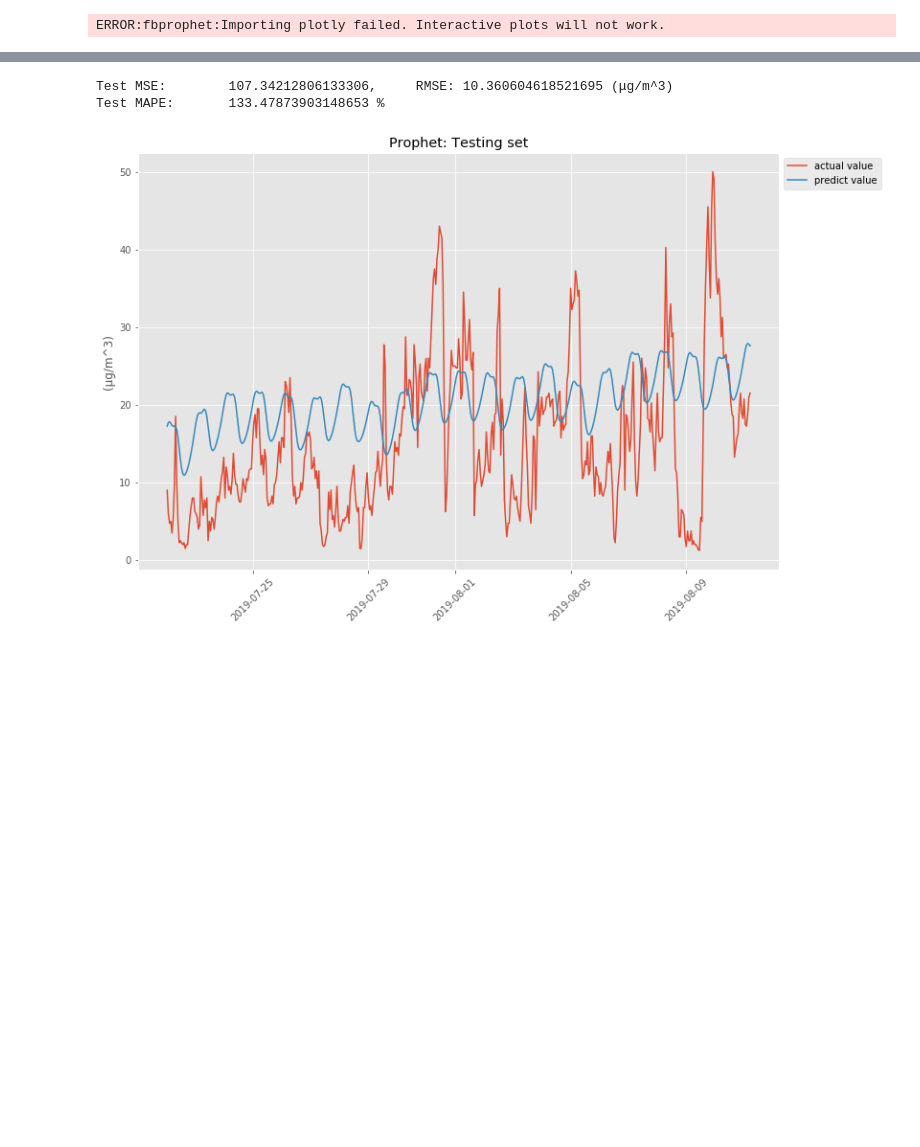
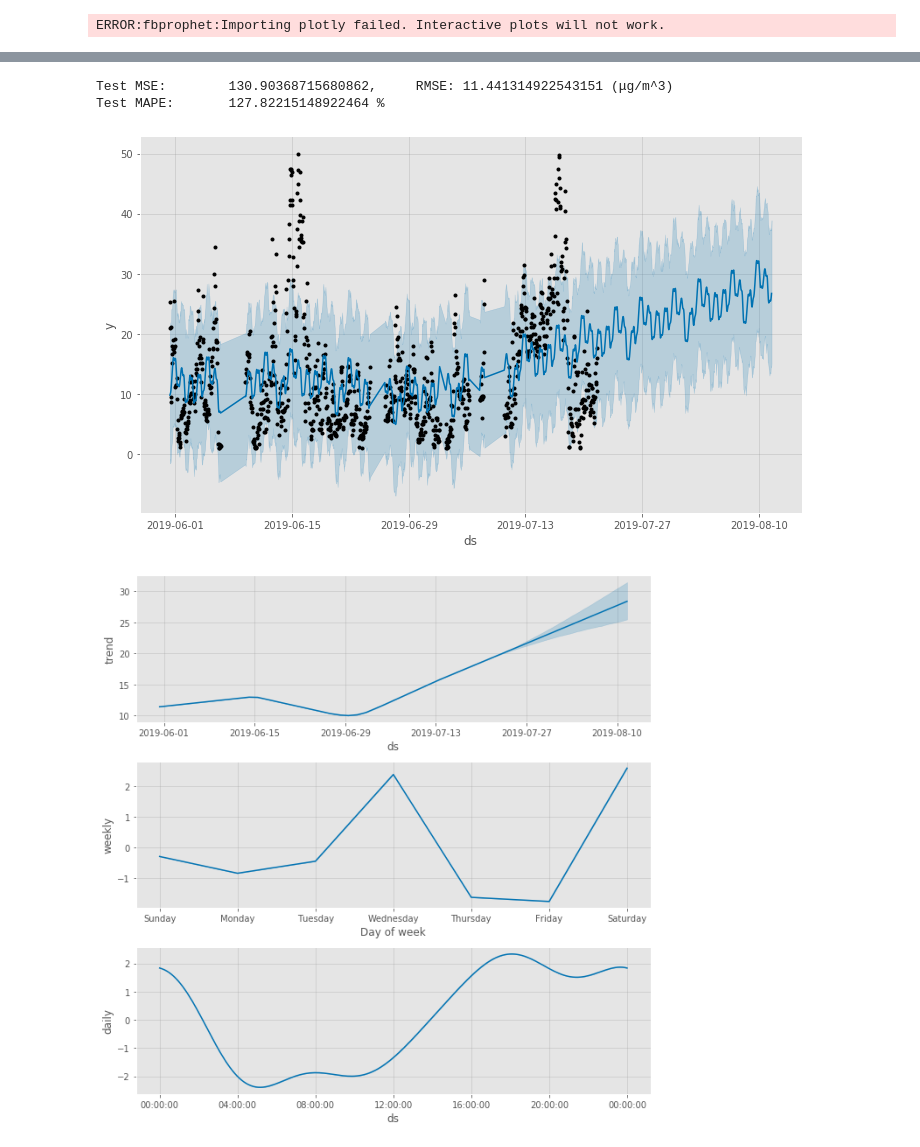
Before and after one commit to kevin110604/pm2.5_training, a Jupyter notebook: pm2.5_training_model.ipynb, the cells around one changed output, grey strips where cells are left out. Cells and saved outputs as stored; diff of their text form; code cells hidden in the pictures; blank space fills up the shorter version.

```diff
--- a/pm2.5_training_model.ipynb
+++ b/pm2.5_training_model.ipynb
@@ -299,6 +299,9 @@ def predict_prophet(pos):
     future = m.make_future_dataframe(freq = 'H', periods=len(test_prophet))
     # Predict
     forecast = m.predict(future)
+    # 內建繪圖
+    m.plot(forecast)
+    m.plot_components(forecast);
     #
     predict_y = forecast[['ds', 'yhat']]
     # Add timezone
@@ -330,28 +333,29 @@ def predict_prophet(pos):
     plt.xticks(rotation=45)
     plt.ylabel('(μg/m^3)')
     plt.legend(loc='upper left', bbox_to_anchor=(1,1))
-    plt.title('Prophet: Testing set')
+    plt.title('Prophet: Testing set - Position %d' % pos)
     plt.show()
 # %%
-predict_prophet(5)
+predict_prophet(1)
 # %% [output]
 A value is trying to be set on a copy of a slice from a DataFrame.
 Try using .loc[row_indexer,col_indexer] = value instead
 
 See the caveats in the documentation: http://pandas.pydata.org/pandas-docs/stable/indexing.html#indexing-view-versus-copy
 A value is trying to be set on a copy of a slice from a DataFrame.
 Try using .loc[row_indexer,col_indexer] = value instead
 
 See the caveats in the documentation: http://pandas.pydata.org/pandas-docs/stable/indexing.html#indexing-view-versus-copy
 A value is trying to be set on a copy of a slice from a DataFrame.
 Try using .loc[row_indexer,col_indexer] = value instead
 
 See the caveats in the documentation: http://pandas.pydata.org/pandas-docs/stable/indexing.html#indexing-view-versus-copy
 ... (8 lines left out)
 A value is trying to be set on a copy of a slice from a DataFrame.
 Try using .loc[row_indexer,col_indexer] = value instead
 
 See the caveats in the documentation: http://pandas.pydata.org/pandas-docs/stable/indexing.html#indexing-view-versus-copy
-Test MSE:        107.34212806133306,     RMSE: 10.360604618521695 (μg/m^3)
-Test MAPE:       133.47873903148653 %
+Test MSE:        130.90368715680862,     RMSE: 11.441314922543151 (μg/m^3)
+Test MAPE:       127.82215148922464 %
-[figure, old version]
+[figure, new version]
+[figure, added]
```
Also changed, not shown: parts of 4 cells of this notebook, 1 other file.
